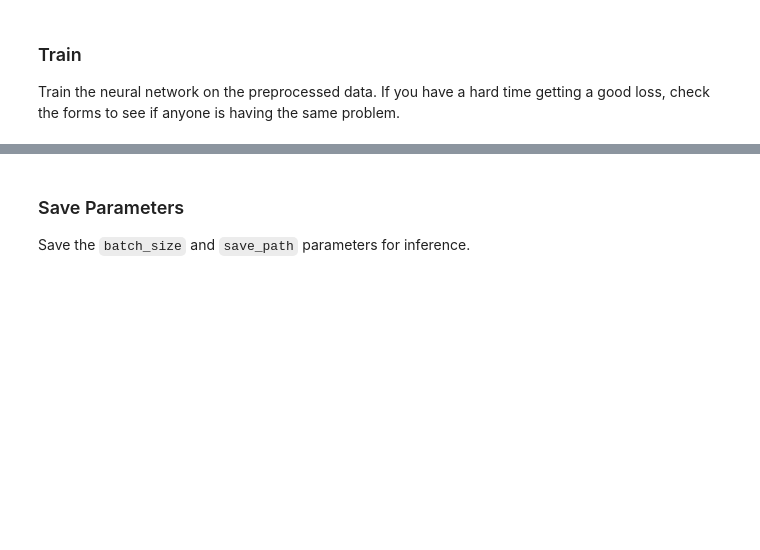
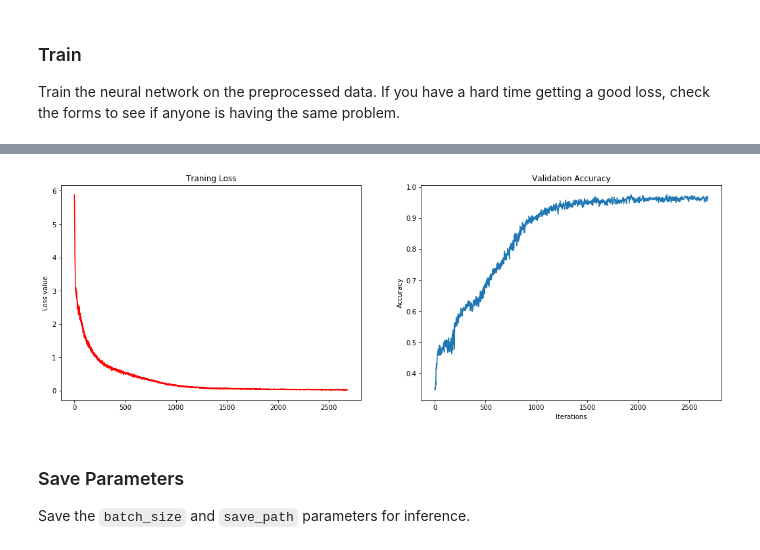
Before and after one commit to JianguoZhang1994/DNLD_Language_Translation-P4, a Jupyter notebook: dlnd_language_translation.ipynb, the cells around one changed output, grey strips where cells are left out. Cells and saved outputs as stored; diff of their text form; code cells hidden in the pictures; blank space fills up the shorter version.

```diff
--- a/dlnd_language_translation.ipynb
+++ b/dlnd_language_translation.ipynb
@@ -339,13 +341,12 @@ def decoding_layer(dec_embed_input, dec_embeddings, encoder_state, vocab_size, s
     with tf.variable_scope("decoding") as decoding_scope:
         output_fn = lambda x: tf.contrib.layers.fully_connected(x, vocab_size, activation_fn=None, scope=decoding_scope)
 
-    with tf.variable_scope("decoding") as decoding_scope:
+        #decoding_scope.reuse_variables()
         training_logits = decoding_layer_train(encoder_state, dec_cell, dec_embed_input,\
                                                sequence_length, decoding_scope, output_fn, \
                                                keep_prob)
-
-    decoding_scope.reuse_variables()
-    infer_logits = decoding_layer_infer(encoder_state, dec_cell, dec_embeddings, \
+        decoding_scope.reuse_variables()
+        infer_logits = decoding_layer_infer(encoder_state, dec_cell, dec_embeddings, \
                                             target_vocab_to_int['<GO>'], \
                                             target_vocab_to_int['<EOS>'], \
                                             sequence_length, \
@@ -434,20 +435,20 @@ Tune the following parameters:
 - Set `keep_probability` to the Dropout keep probability
 # %%
 # Number of Epochs
-epochs = 4
+epochs = 5
 # Batch Size
-batch_size = 128
+batch_size = 256
 # RNN Size
 rnn_size = 256
 # Number of Layers
 num_layers = 3
 # Embedding Size
-encoding_embedding_size = 16
-decoding_embedding_size = 16
+encoding_embedding_size = 256
+decoding_embedding_size = 256
 # Learning Rate
 learning_rate = 0.001
 # Dropout Keep Probability
-keep_probability = 0.5
+keep_probability = 0.7
 # %% [markdown]
 ### Build the Graph
 Build the graph using the neural network you implemented.
@@ -520,6 +521,8 @@ valid_target = helper.pad_sentence_batch(target_int_text[:batch_size])
 with tf.Session(graph=train_graph) as sess:
     sess.run(tf.global_variables_initializer())
 
+    loss_list = []
+    valid_acc_list = []
     for epoch_i in range(epochs):
         for batch_i, (source_batch, target_batch) in enumerate(
                 helper.batch_data(train_source, train_target, batch_size)):
@@ -543,6 +546,9 @@ with tf.Session(graph=train_graph) as sess:
             train_acc = get_accuracy(target_batch, batch_train_logits)
             valid_acc = get_accuracy(np.array(valid_target), batch_valid_logits)
             end_time = time.time()
+
+            loss_list.append(loss)
+            valid_acc_list.append(valid_acc)
             print('Epoch {:>3} Batch {:>4}/{} - Train Accuracy: {:>6.3f}, Validation Accuracy: {:>6.3f}, Loss: {:>6.3f}'
                   .format(epoch_i, batch_i, len(source_int_text) // batch_size, train_acc, valid_acc, loss))
 
@@ -550,4 +556,17 @@ with tf.Session(graph=train_graph) as sess:
     saver = tf.train.Saver()
     saver.save(sess, save_path)
     print('Model Trained and Saved')
+
+    # Visualize the loss and accuracy
+    import matplotlib.pyplot as plt
+    f, (ax1, ax2) = plt.subplots(1, 2, figsize=(18, 6))
+    ax1.plot(loss_list, color='red')
+    ax1.set_title('Traning Loss')
+
+    ax1.set_ylabel('Loss value')
+    ax2.plot(valid_acc_list)
+    ax2.set_xlabel('Iterations')
+    ax2.set_ylabel('Accuracy')
+    ax2.set_title('Validation Accuracy')
+    plt.show()
 # %% [output]
@@ -570,4 +589,5 @@ Epoch   3 Batch 1075/1077 - Train Accuracy:  0.890, Validation Accuracy:  0.891,
 Model Trained and Saved
+[figure, added]
 # %% [markdown]
 ### Save Parameters
 Save the `batch_size` and `save_path` parameters for inference.
```
Also changed, not shown: parts of 5 cells of this notebook, 2 other files.
